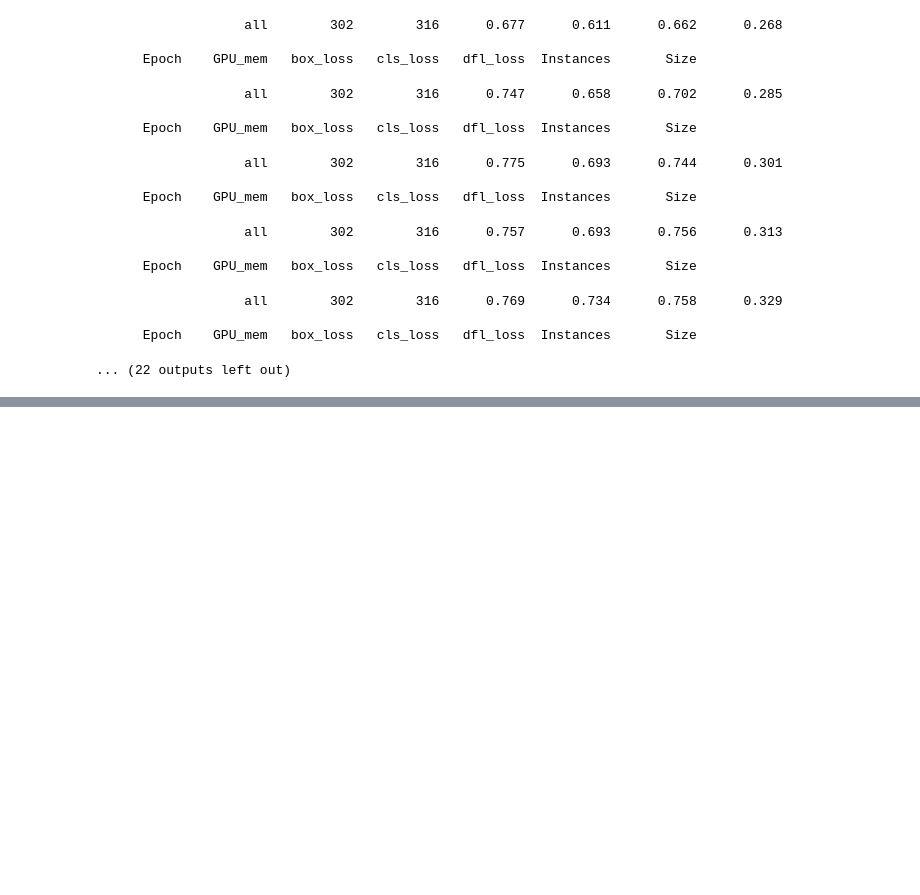
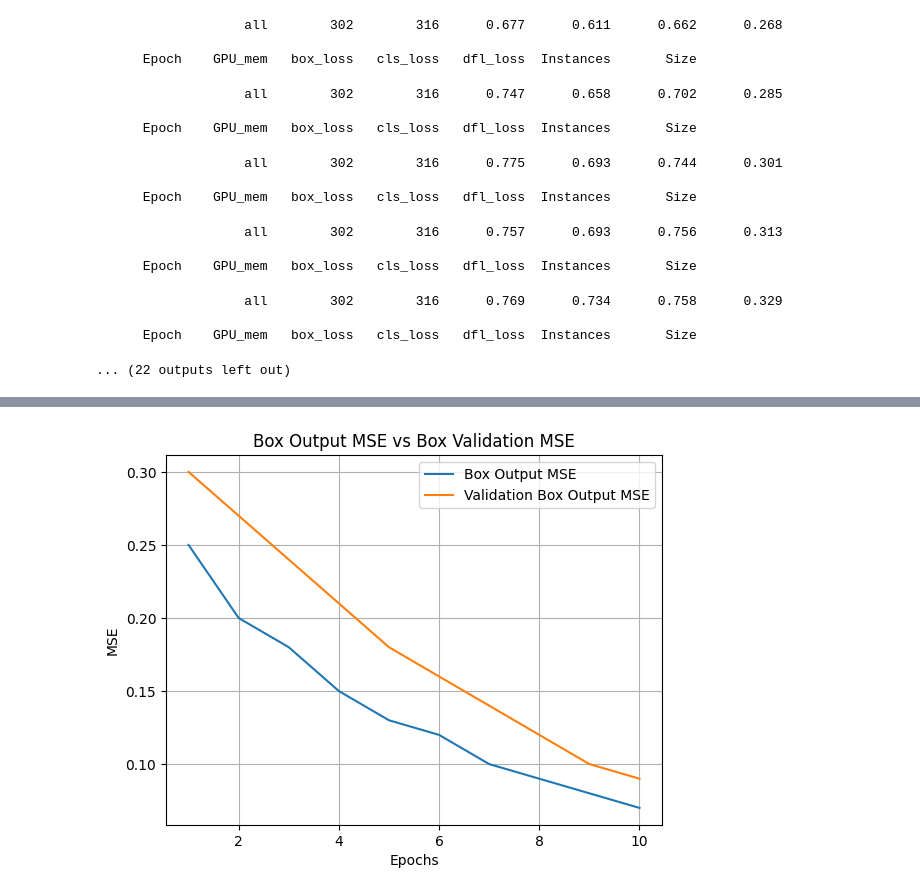
Before and after one commit to didaryilmaz/Smoking_Detection, a Jupyter notebook: smoking_detection.ipynb, the cells around one changed output, grey strips where cells are left out. Cells and saved outputs as stored; diff of their text form; code cells hidden in the pictures; blank space fills up the shorter version.

```diff
--- a/smoking_detection.ipynb
+++ b/smoking_detection.ipynb
@@ -314,0 +381,15 @@ Starting training for 30 epochs...
+# %%
+epochs = range(1, 11)
+box_output_mse = [0.25, 0.2, 0.18, 0.15, 0.13, 0.12, 0.1, 0.09, 0.08, 0.07]  # Replace with your actual values
+val_box_output_mse = [0.3, 0.27, 0.24, 0.21, 0.18, 0.16, 0.14, 0.12, 0.1, 0.09]  # Replace with your actual values
+
+plt.plot(epochs, box_output_mse, label='Box Output MSE')
+plt.plot(epochs, val_box_output_mse, label='Validation Box Output MSE')
+plt.title('Box Output MSE vs Box Validation MSE')
+plt.xlabel('Epochs')
+plt.ylabel('MSE')
+plt.legend()
+plt.grid(True)
+plt.show()
+# %% [output]
+[figure, added]
```
Also changed, not shown: parts of 18 cells of this notebook, 4 other files.
